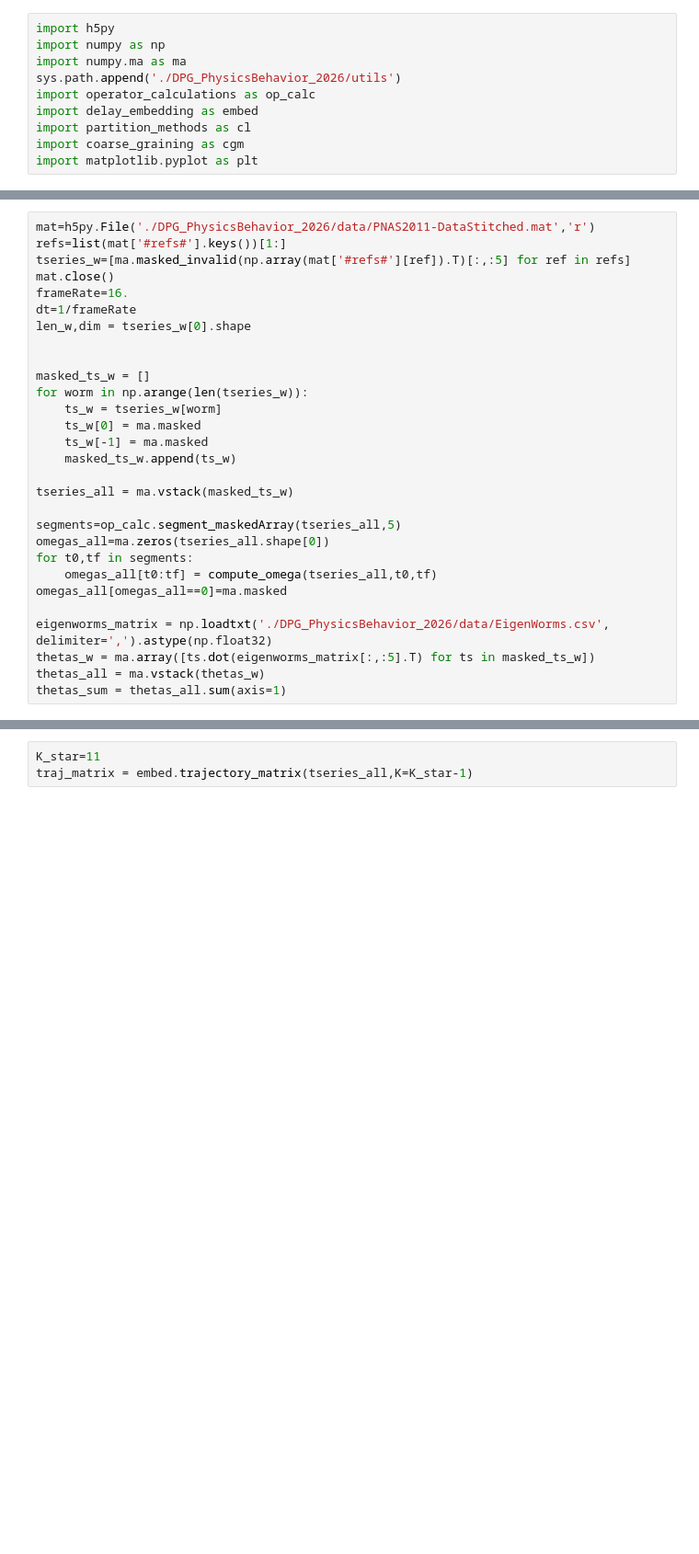
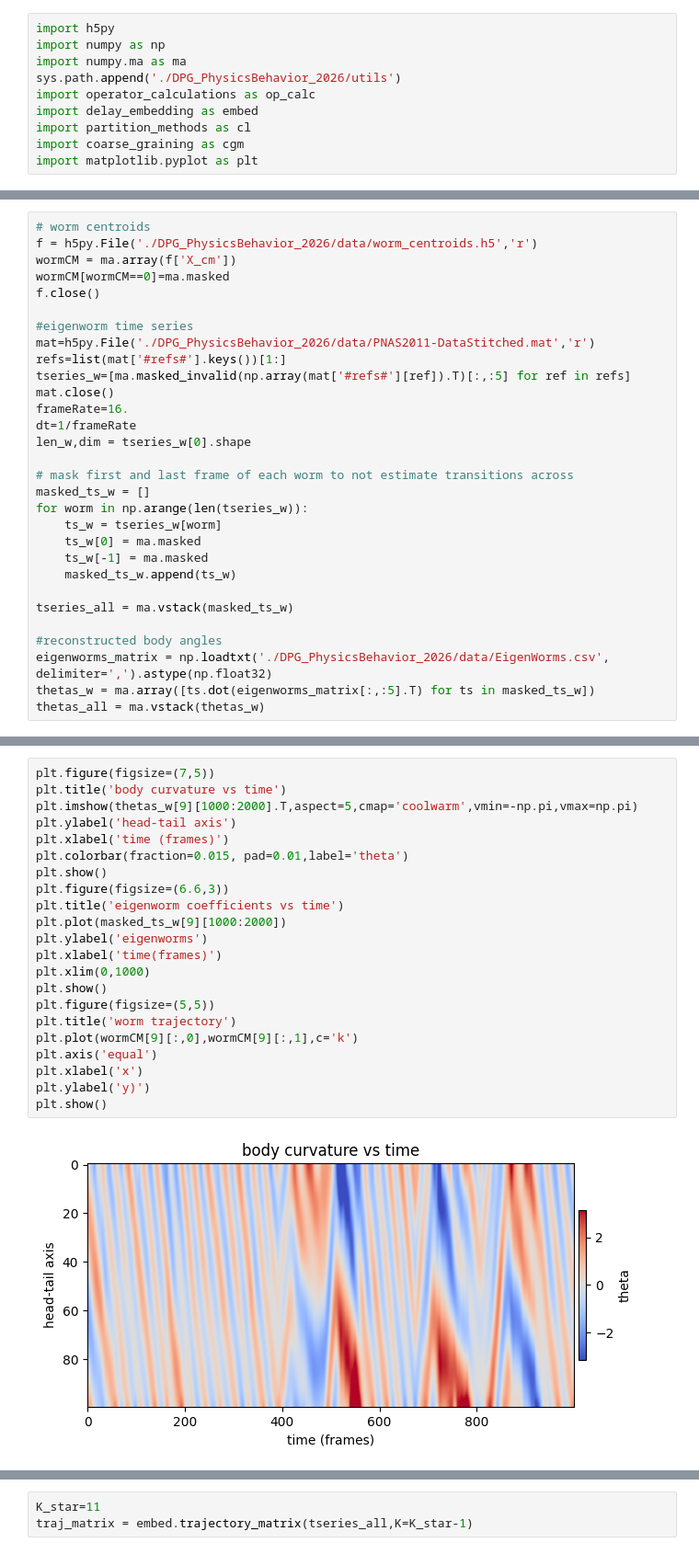
Before and after one commit to AntonioCCosta/DPG_PhysicsBehavior_2026, a Jupyter notebook: notebooks/notebook_4_worm.ipynb, the cells around one changed output, grey strips where cells are left out. Shown at 92% size. Saved outputs shown, nothing was run; the diff lists cells and outputs as text; blank space fills up the shorter version.

```diff
--- a/notebooks/notebook_4_worm.ipynb
+++ b/notebooks/notebook_4_worm.ipynb
@@ -79,4 +55,11 @@ def compute_omega(tseries,t0,tf,frameRate=16.):
 # %%
+# worm centroids
+f = h5py.File('./DPG_PhysicsBehavior_2026/data/worm_centroids.h5','r')
+wormCM = ma.array(f['X_cm'])
+wormCM[wormCM==0]=ma.masked
+f.close()
+
+#eigenworm time series
 mat=h5py.File('./DPG_PhysicsBehavior_2026/data/PNAS2011-DataStitched.mat','r')
 refs=list(mat['#refs#'].keys())[1:]
 tseries_w=[ma.masked_invalid(np.array(mat['#refs#'][ref]).T)[:,:5] for ref in refs]
@@ -85,7 +68,7 @@ frameRate=16.
 dt=1/frameRate
 len_w,dim = tseries_w[0].shape
 
-
+# mask first and last frame of each worm to not estimate transitions across
 masked_ts_w = []
 for worm in np.arange(len(tseries_w)):
     ts_w = tseries_w[worm]
@@ -95,13 +78,7 @@ for worm in np.arange(len(tseries_w)):
 
 tseries_all = ma.vstack(masked_ts_w)
 
-segments=op_calc.segment_maskedArray(tseries_all,5)
-omegas_all=ma.zeros(tseries_all.shape[0])
-for t0,tf in segments:
-    omegas_all[t0:tf] = compute_omega(tseries_all,t0,tf)
-omegas_all[omegas_all==0]=ma.masked
-
+#reconstructed body angles
 eigenworms_matrix = np.loadtxt('./DPG_PhysicsBehavior_2026/data/EigenWorms.csv', delimiter=',').astype(np.float32)
 thetas_w = ma.array([ts.dot(eigenworms_matrix[:,:5].T) for ts in masked_ts_w])
 thetas_all = ma.vstack(thetas_w)
-thetas_sum = thetas_all.sum(axis=1)
@@ -118,0 +87,24 @@ Now, as you've seen in the tutorial from Greg Stephens, we can reconstruct a top
+# %%
+plt.figure(figsize=(7,5))
+plt.title('body curvature vs time')
+plt.imshow(thetas_w[9][1000:2000].T,aspect=5,cmap='coolwarm',vmin=-np.pi,vmax=np.pi)
+plt.ylabel('head-tail axis')
+plt.xlabel('time (frames)')
+plt.colorbar(fraction=0.015, pad=0.01,label='theta')
+plt.show()
+plt.figure(figsize=(6.6,3))
+plt.title('eigenworm coefficients vs time')
+plt.plot(masked_ts_w[9][1000:2000])
+plt.ylabel('eigenworms')
+plt.xlabel('time(frames)')
+plt.xlim(0,1000)
+plt.show()
+plt.figure(figsize=(5,5))
+plt.title('worm trajectory')
+plt.plot(wormCM[9][:,0],wormCM[9][:,1],c='k')
+plt.axis('equal')
+plt.xlabel('x')
+plt.ylabel('y)')
+plt.show()
+# %% [output]
+[figure, added]
```
Also changed, not shown: parts of 18 cells of this notebook.
